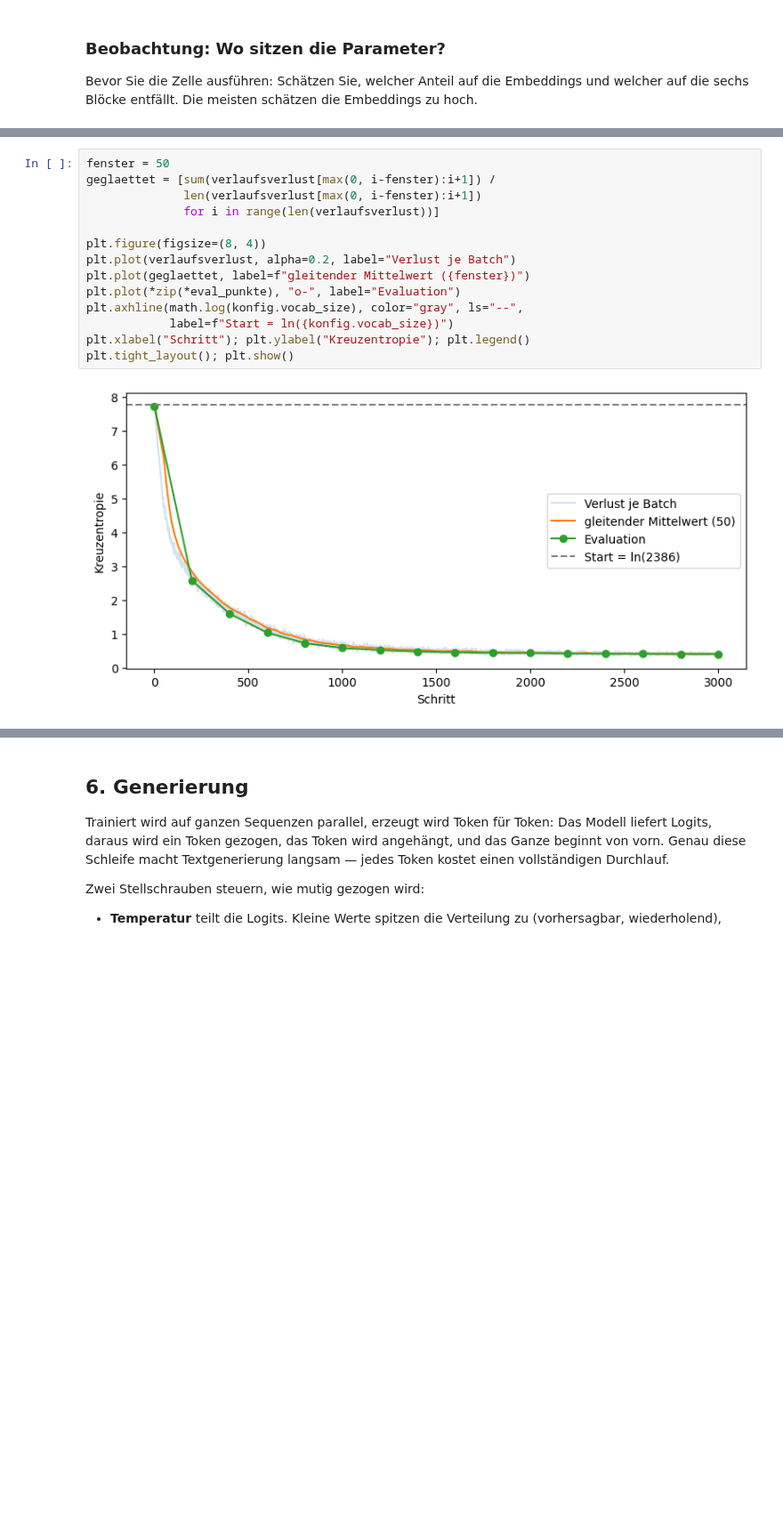
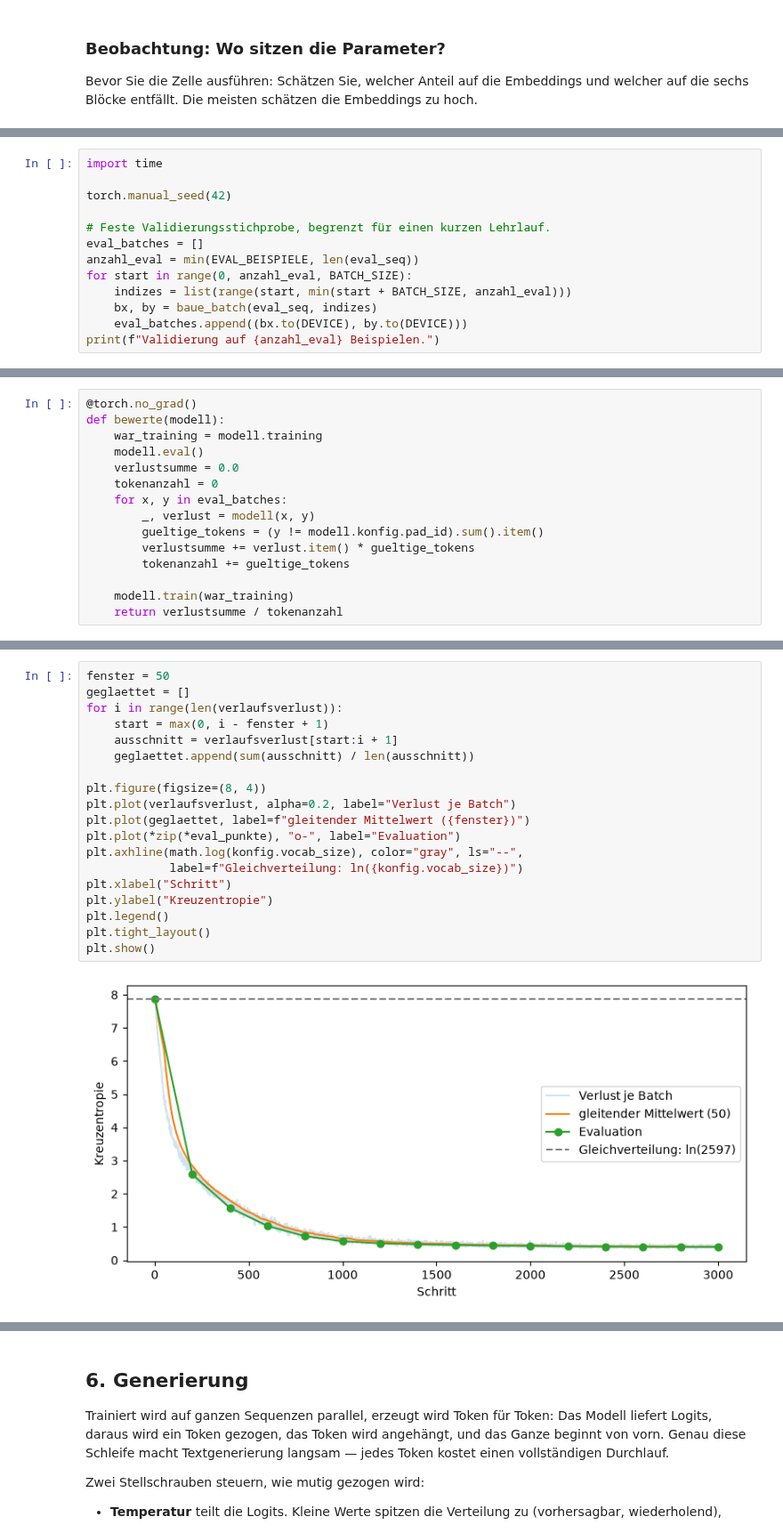
Before and after one commit to iludis52/DQR6_Material, a Jupyter notebook: M2a_Transformer/guppylm_lehrnotebook.ipynb, the cells around one changed output, grey strips where cells are left out. Shown at 89% size. Drawn from its saved outputs; the diff is of its cells as text; blank space fills up the shorter version.

```diff
--- a/M2a_Transformer/guppylm_lehrnotebook.ipynb
+++ b/M2a_Transformer/guppylm_lehrnotebook.ipynb
@@ -644,0 +725,13 @@ plt.tight_layout(); plt.show()
+# %%
+import time
+
+torch.manual_seed(42)
+
+# Feste Validierungsstichprobe, begrenzt für einen kurzen Lehrlauf.
+eval_batches = []
+anzahl_eval = min(EVAL_BEISPIELE, len(eval_seq))
+for start in range(0, anzahl_eval, BATCH_SIZE):
+    indizes = list(range(start, min(start + BATCH_SIZE, anzahl_eval)))
+    bx, by = baue_batch(eval_seq, indizes)
+    eval_batches.append((bx.to(DEVICE), by.to(DEVICE)))
+print(f"Validierung auf {anzahl_eval} Beispielen.")
@@ -644,0 +746,15 @@ plt.tight_layout(); plt.show()
+# %%
+@torch.no_grad()
+def bewerte(modell):
+    war_training = modell.training
+    modell.eval()
+    verlustsumme = 0.0
+    tokenanzahl = 0
+    for x, y in eval_batches:
+        _, verlust = modell(x, y)
+        gueltige_tokens = (y != modell.konfig.pad_id).sum().item()
+        verlustsumme += verlust.item() * gueltige_tokens
+        tokenanzahl += gueltige_tokens
+
+    modell.train(war_training)
+    return verlustsumme / tokenanzahl
@@ -741,16 +861,21 @@ Erinnerung: Der Startwert war $\ln(4096) \approx 8{,}32$.
 # %%
 fenster = 50
-geglaettet = [sum(verlaufsverlust[max(0, i-fenster):i+1]) /
-              len(verlaufsverlust[max(0, i-fenster):i+1])
-              for i in range(len(verlaufsverlust))]
+geglaettet = []
+for i in range(len(verlaufsverlust)):
+    start = max(0, i - fenster + 1)
+    ausschnitt = verlaufsverlust[start:i + 1]
+    geglaettet.append(sum(ausschnitt) / len(ausschnitt))
 
 plt.figure(figsize=(8, 4))
 plt.plot(verlaufsverlust, alpha=0.2, label="Verlust je Batch")
 plt.plot(geglaettet, label=f"gleitender Mittelwert ({fenster})")
 plt.plot(*zip(*eval_punkte), "o-", label="Evaluation")
 plt.axhline(math.log(konfig.vocab_size), color="gray", ls="--",
-            label=f"Start = ln({konfig.vocab_size})")
-plt.xlabel("Schritt"); plt.ylabel("Kreuzentropie"); plt.legend()
-plt.tight_layout(); plt.show()
+            label=f"Gleichverteilung: ln({konfig.vocab_size})")
+plt.xlabel("Schritt")
+plt.ylabel("Kreuzentropie")
+plt.legend()
+plt.tight_layout()
+plt.show()
 # %% [output]
-[figure, old version]
+[figure, new version]
```
Also changed, not shown: parts of 44 cells of this notebook, 41 other files.
